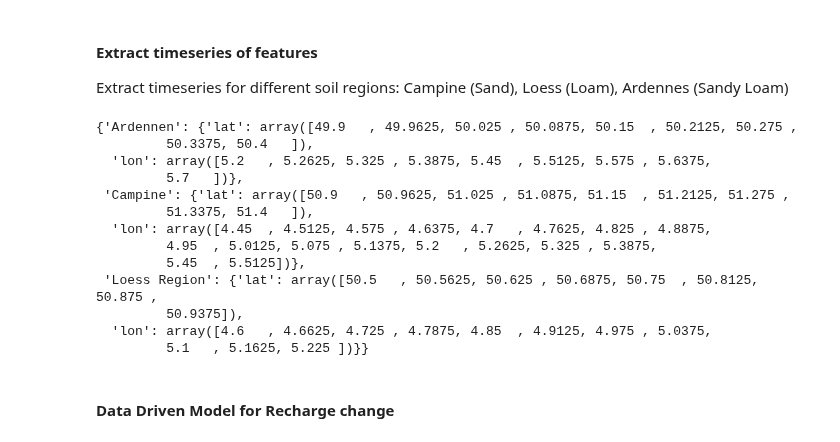
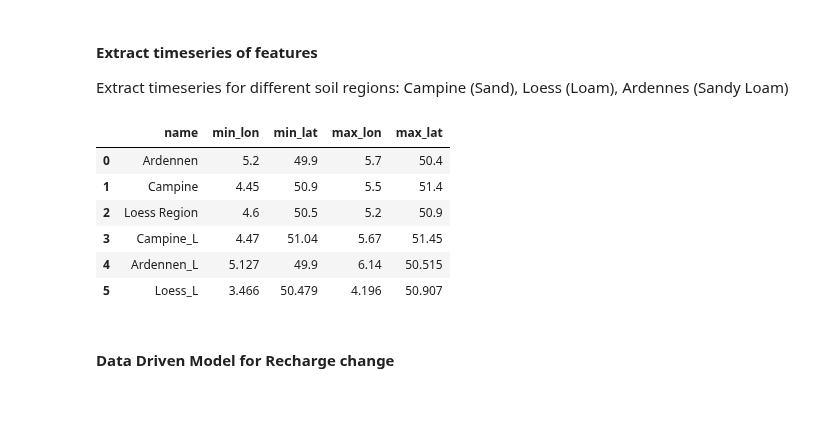
Before and after one commit to klekarkar/pre_post_process_mHM, a Jupyter notebook: recharge_attribution.ipynb, the cells around one changed output. Drawn from its saved outputs; the diff is of its cells as text; code cells hidden in the pictures; blank space fills up the shorter version.

```diff
--- a/recharge_attribution.ipynb
+++ b/recharge_attribution.ipynb
@@ -136,6 +141,16 @@ dy = 0.0625
 #for each roi, extract several timeseries based on dx, dy. average over pixels within dx, dy
 roi_df.reset_index(inplace=True)
 roi_df.rename(columns={'index':'name'}, inplace=True)
+# %%
+roi_df
+# %% [output]
+|  | name | min_lon | min_lat | max_lon | max_lat |
+| 0 | Ardennen | 5.2 | 49.9 | 5.7 | 50.4 |
+| 1 | Campine | 4.45 | 50.9 | 5.5 | 51.4 |
+| 2 | Loess Region | 4.6 | 50.5 | 5.2 | 50.9 |
+| 3 | Campine_L | 4.47 | 51.04 | 5.67 | 51.45 |
+| 4 | Ardennen_L | 5.127 | 49.9 | 6.14 | 50.515 |
+| 5 | Loess_L | 3.466 | 50.479 | 4.196 | 50.907 |
 # %%
 #for each roi, extract several timeseries based on dx, dy. average over pixels within dx, dy and store each in a dict
 bbox_dict = {}
@@ -150,22 +165,6 @@ for index, row in roi_df.iterrows():
     lat_range = np.arange(min_lat, max_lat+dy, dy)
     lon_range = np.arange(min_lon, max_lon+dx, dx)
     bbox_dict[name] = {'lat': lat_range, 'lon': lon_range}
-# %%
-bbox_dict
-# %% [output]
-{'Ardennen': {'lat': array([49.9   , 49.9625, 50.025 , 50.0875, 50.15  , 50.2125, 50.275 ,
-         50.3375, 50.4   ]),
-  'lon': array([5.2   , 5.2625, 5.325 , 5.3875, 5.45  , 5.5125, 5.575 , 5.6375,
-         5.7   ])},
- 'Campine': {'lat': array([50.9   , 50.9625, 51.025 , 51.0875, 51.15  , 51.2125, 51.275 ,
-         51.3375, 51.4   ]),
-  'lon': array([4.45  , 4.5125, 4.575 , 4.6375, 4.7   , 4.7625, 4.825 , 4.8875,
-         4.95  , 5.0125, 5.075 , 5.1375, 5.2   , 5.2625, 5.325 , 5.3875,
-         5.45  , 5.5125])},
- 'Loess Region': {'lat': array([50.5   , 50.5625, 50.625 , 50.6875, 50.75  , 50.8125, 50.875 ,
-         50.9375]),
-  'lon': array([4.6   , 4.6625, 4.725 , 4.7875, 4.85  , 4.9125, 4.975 , 5.0375,
-         5.1   , 5.1625, 5.225 ])}}
 # %%
 def extract_roi_timeseries(da, bbox_dict, region_name='all'):
     """
```
Also changed, not shown: parts of 10 cells of this notebook.
